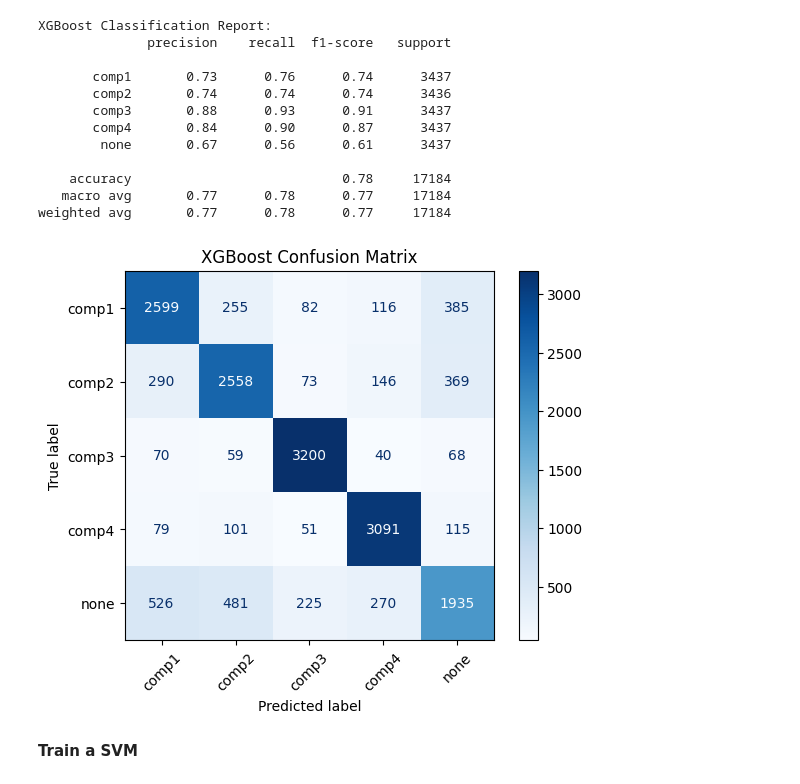
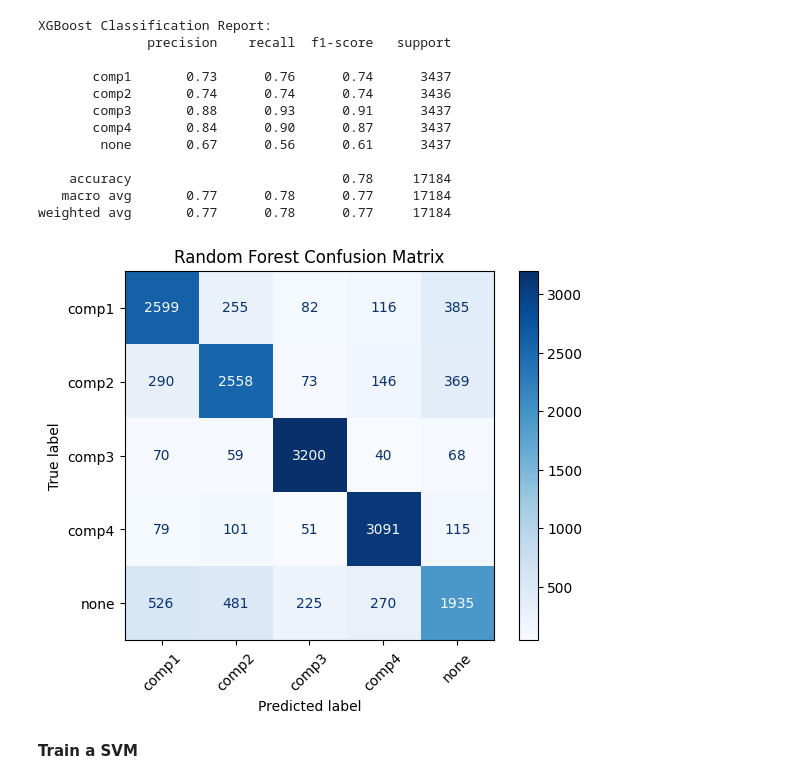
Before and after one commit to Nnsfnhh/Predictive-Maintenence-Using-Sensor-Data, a Jupyter notebook: Capstone_Project_MA_2.ipynb, the cells around one changed output. Cells and saved outputs as stored; diff of their text form; code cells hidden in the pictures.

```diff
--- a/Capstone_Project_MA_2.ipynb
+++ b/Capstone_Project_MA_2.ipynb
@@ -518,13 +529,18 @@ XGBoost Classification Report:
    macro avg       0.77      0.78      0.77     17184
 weighted avg       0.77      0.78      0.77     17184
 # %%
+from sklearn.metrics import confusion_matrix, ConfusionMatrixDisplay
+
 cm = confusion_matrix(y_test, y_pred_xgb)
 disp = ConfusionMatrixDisplay(confusion_matrix=cm, display_labels=le.classes_)
 disp.plot(cmap='Blues', xticks_rotation=45)
-plt.title('XGBoost Confusion Matrix')
+plt.title('Random Forest Confusion Matrix')
+
+# Save the plot as PNG
+plt.savefig("confusion_matrix XGB.png", bbox_inches='tight')
 plt.show()
 # %% [output]
-[figure, old version]
+[figure, new version]
 # %% [markdown]
 **Train a SVM**
 # %%
```
Also changed, not shown: parts of 8 cells of this notebook.
